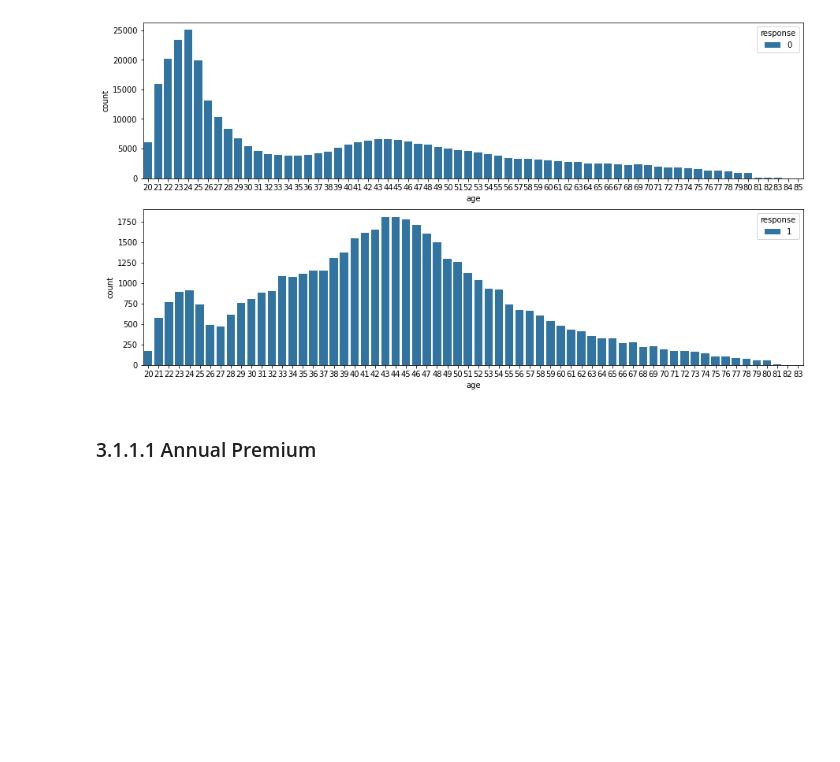
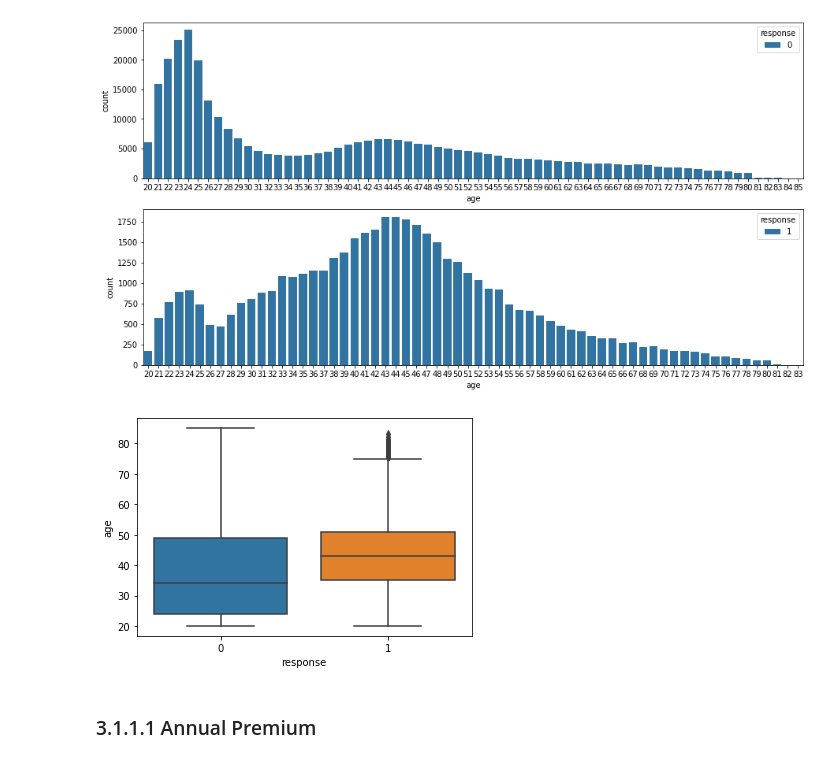
Before and after one commit to LessioGuilherme/pa004_health_insurance_cross_sell, a Jupyter notebook: pa004_health_insurance_cross_sell_sprint03.ipynb, the cells around one changed output. Cells and saved outputs as stored; diff of their text form; code cells hidden in the pictures; blank space fills up the shorter version.

```diff
--- a/pa004_health_insurance_cross_sell_sprint03.ipynb
+++ b/pa004_health_insurance_cross_sell_sprint03.ipynb
@@ -478,5 +478,9 @@ sns.countplot(x = 'age', data=df3[df3['response']==0], hue='response',ax=axs[0])
 sns.countplot(x = 'age', data=df3[df3['response']==1], hue='response',ax=axs[1]);
 # %% [output]
 [figure]
+# %%
+sns.boxplot(x= 'response', y='age', data=df3);
+# %% [output]
+[figure, added]
 # %% [markdown]
 ### 3.1.1.1 Annual Premium
```
Also changed, not shown: parts of 3 cells of this notebook.
